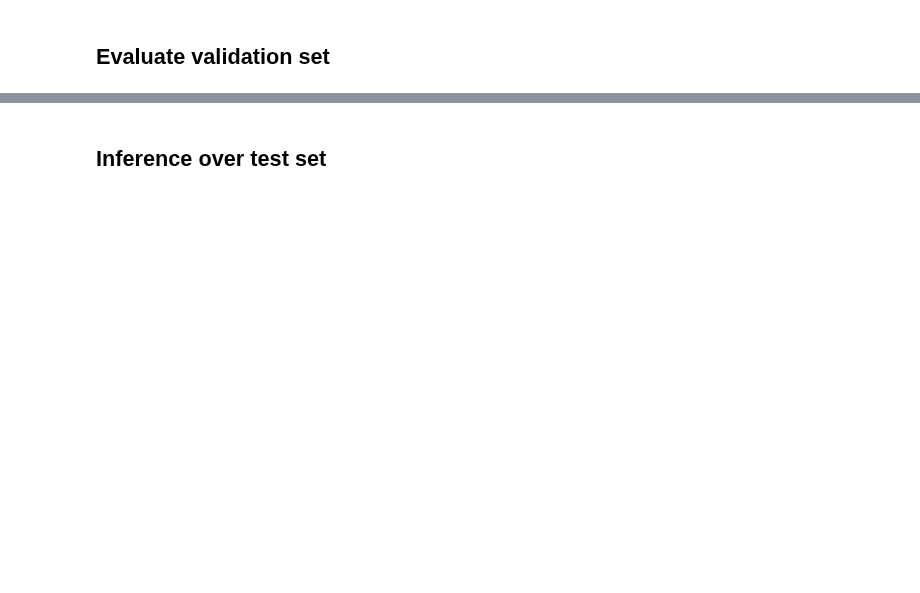
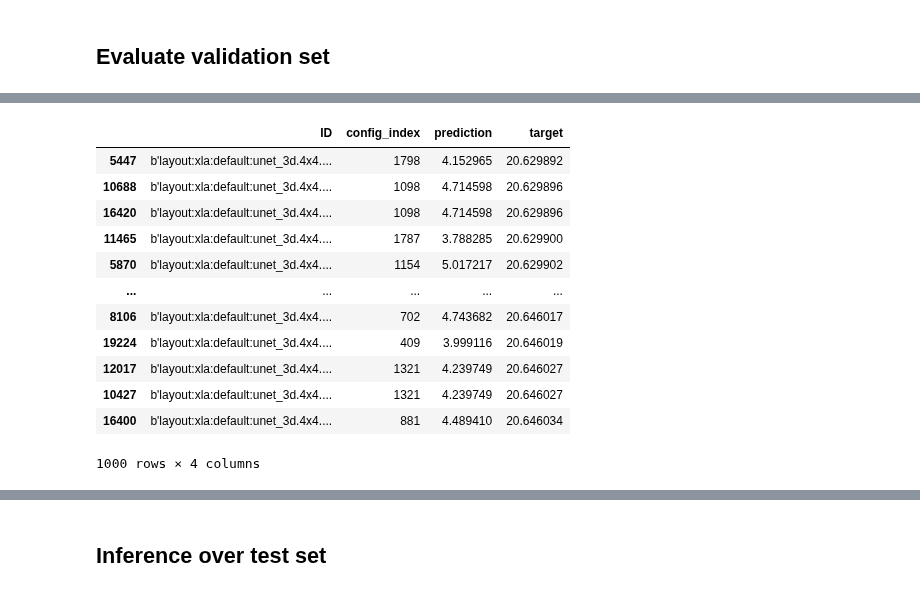
Before and after one commit to ignacioreyes/kaggle_model_runtime, a Jupyter notebook: train_layout.ipynb, the cells around one changed output, grey strips where cells are left out. Drawn from its saved outputs; the diff is of its cells as text; code cells hidden in the pictures; blank space fills up the shorter version.

```diff
--- a/train_layout.ipynb
+++ b/train_layout.ipynb
@@ -106,0 +129,16 @@ Text(0.5, 1.0, "b'layout:xla:random:bert_pretraining.4x4.fp16'")
+# %%
+val_df[val_df['ID'] == b'layout:xla:default:unet_3d.4x4.bf16'].sort_values('target')
+# %% [output]
+|  | ID | config_index | prediction | target |
+| 5447 | b'layout:xla:default:unet_3d.4x4.... | 1798 | 4.152965 | 20.629892 |
+| 10688 | b'layout:xla:default:unet_3d.4x4.... | 1098 | 4.714598 | 20.629896 |
+| 16420 | b'layout:xla:default:unet_3d.4x4.... | 1098 | 4.714598 | 20.629896 |
+| 11465 | b'layout:xla:default:unet_3d.4x4.... | 1787 | 3.788285 | 20.629900 |
+| 5870 | b'layout:xla:default:unet_3d.4x4.... | 1154 | 5.017217 | 20.629902 |
+| ... | ... | ... | ... | ... |
+| 8106 | b'layout:xla:default:unet_3d.4x4.... | 702 | 4.743682 | 20.646017 |
+| 19224 | b'layout:xla:default:unet_3d.4x4.... | 409 | 3.999116 | 20.646019 |
+| 12017 | b'layout:xla:default:unet_3d.4x4.... | 1321 | 4.239749 | 20.646027 |
+| 10427 | b'layout:xla:default:unet_3d.4x4.... | 1321 | 4.239749 | 20.646027 |
+| 16400 | b'layout:xla:default:unet_3d.4x4.... | 881 | 4.489410 | 20.646034 |
+1000 rows × 4 columns
```
Also changed, not shown: parts of 15 cells of this notebook, 2 other files.
